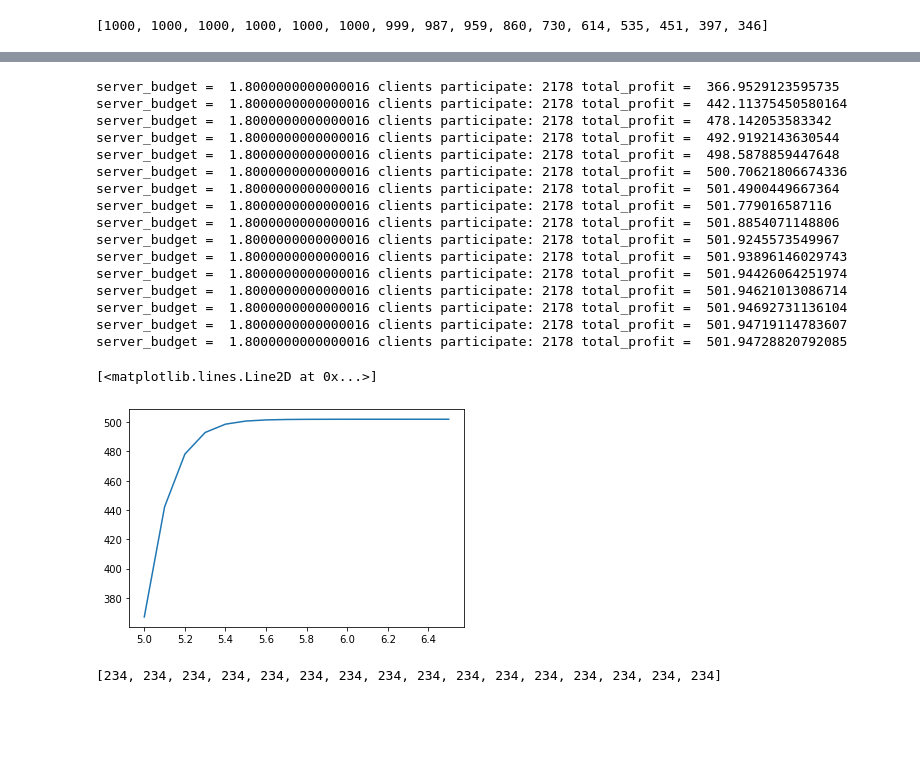
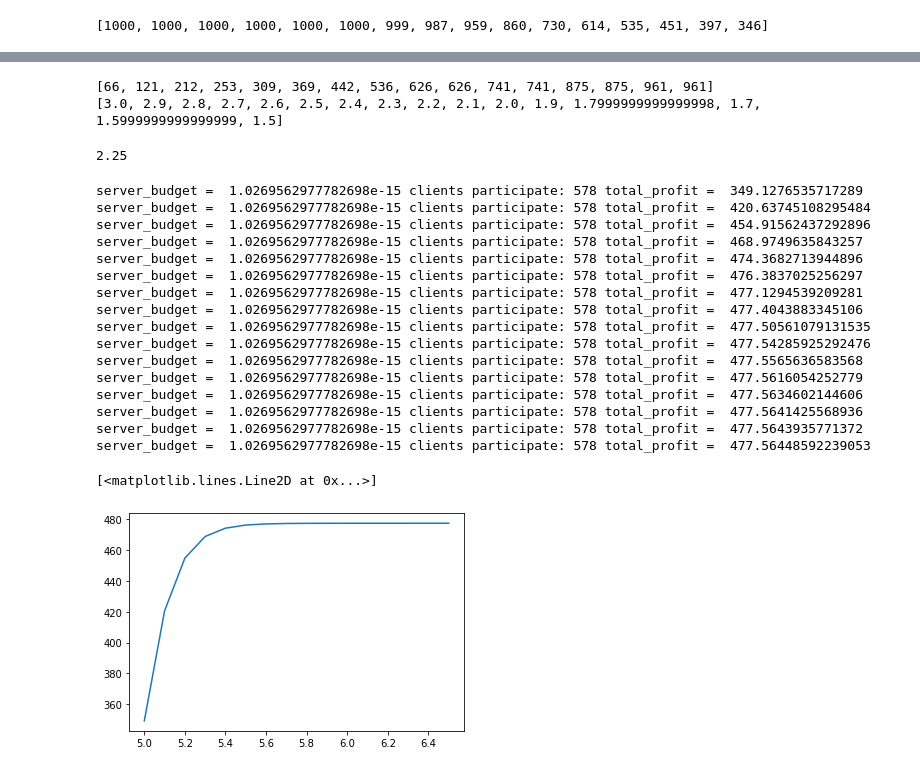
Before and after one commit to SHAO-Jiaqi757/FedFT, a Jupyter notebook: eco_model.ipynb, the cells around one changed output, grey strips where cells are left out. Drawn from its saved outputs; the diff is of its cells as text; code cells hidden in the pictures; blank space fills up the shorter version.

```diff
--- a/eco_model.ipynb
+++ b/eco_model.ipynb
@@ -173,66 +224,72 @@ print(clients_participating)
+# %%
+print(clients_participating)
+print(server_budgetx)
+# %% [output]
+[66, 121, 212, 253, 309, 369, 442, 536, 626, 626, 741, 741, 875, 875, 961, 961]
+[3.0, 2.9, 2.8, 2.7, 2.6, 2.5, 2.4, 2.3, 2.2, 2.1, 2.0, 1.9, 1.7999999999999998, 1.7, 1.5999999999999999, 1.5]
+# %%
+print(np.average(server_budgetx))
+# %% [output]
+2.25
 # %%
 # decreasing server_budget
 epochs = 16
-client_number = 10000
+client_number = 1000
 clients_privacy_budget = np.sort(np.absolute(np.random.normal(mu, sigma, client_number)))
 total_profits = []
 server_budget = 5
 server_budget_step = 0.1
 server_budgetx = [server_budget+i*server_budget_step for i in range(epochs)]
 clients_participating = []
-min_clients = 0.2*client_number
+min_clients = 0.5*client_number
 np.random.seed = 1000
 client_cost_coe = np.random.uniform(0.5, 1.5, client_number)
 
 epoch = 1
 while epoch <= epochs:
 
-    clients_cost = [client_cost_coe[i]*server_budget for i in range(client_number)]
+    clients_cost = [max(-(clients_privacy_budget[i] - server_budget), 0) + sqrt(server_budget) for i in range(client_number)]
     # clients_valuation = [client_valuation(client_valuation_type, server_budget)(clients_privacy_budget[i], sigma) for i in range(client_number)]
-    clients_valuation = [exp(client_valuation("gaussian", server_budget)(clients_privacy_budget[i], 1)) for i in range(client_number)]
+    clients_valuation = [2*((client_valuation("gaussian", server_budget)(clients_privacy_budget[i], 0.21))) for i in range(client_number)]
 
     clients_enroll = list(filter(lambda i: clients_valuation[i] > clients_cost[i], range(client_number)))
     if len(clients_enroll) < min_clients:
         server_budget -= server_budget_step
         continue
     profits = [clients_valuation[i]-clients_cost[i] for i in clients_enroll]
     clients_participating.append(len(clients_enroll))
 
     # server_R = server_revenue(sqrt(len(clients_enroll)))
     # max_profit = np.max(profits)
     # active_f = lambda k: log(1+exp(k))
     active_f = lambda k: 1/(1+exp(-k))
 
     sum_profit = active_f(epoch)*np.sum(profits)
     # if epoch > 1 and sum_profit < total_profits[-1]:
     #     server_budget -= server_budget_step
     total_profits.append(sum_profit)
 
     print("server_budget = ", server_budget, "clients participate:", len(clients_enroll), "total_profit = ", sum_profit)
     # server_budget -= server_budget_step
     epoch += 1
 
 plt.plot(server_budgetx, total_profits)
 # %% [output]
-server_budget =  1.8000000000000016 clients participate: 2178 total_profit =  366.9529123595735
-server_budget =  1.8000000000000016 clients participate: 2178 total_profit =  442.11375450580164
-server_budget =  1.8000000000000016 clients participate: 2178 total_profit =  478.142053583342
-server_budget =  1.8000000000000016 clients participate: 2178 total_profit =  492.9192143630544
-server_budget =  1.8000000000000016 clients participate: 2178 total_profit =  498.5878859447648
-server_budget =  1.8000000000000016 clients participate: 2178 total_profit =  500.70621806674336
-server_budget =  1.8000000000000016 clients participate: 2178 total_profit =  501.4900449667364
-server_budget =  1.8000000000000016 clients participate: 2178 total_profit =  501.779016587116
-server_budget =  1.8000000000000016 clients participate: 2178 total_profit =  501.8854071148806
-server_budget =  1.8000000000000016 clients participate: 2178 total_profit =  501.9245573549967
-server_budget =  1.8000000000000016 clients participate: 2178 total_profit =  501.93896146029743
-server_budget =  1.8000000000000016 clients participate: 2178 total_profit =  501.94426064251974
-server_budget =  1.8000000000000016 clients participate: 2178 total_profit =  501.94621013086714
-server_budget =  1.8000000000000016 clients participate: 2178 total_profit =  501.94692731136104
-server_budget =  1.8000000000000016 clients participate: 2178 total_profit =  501.94719114783607
-server_budget =  1.8000000000000016 clients participate: 2178 total_profit =  501.94728820792085
+server_budget =  1.0269562977782698e-15 clients participate: 578 total_profit =  349.1276535717289
+server_budget =  1.0269562977782698e-15 clients participate: 578 total_profit =  420.63745108295484
+server_budget =  1.0269562977782698e-15 clients participate: 578 total_profit =  454.91562437292896
+server_budget =  1.0269562977782698e-15 clients participate: 578 total_profit =  468.9749635843257
+server_budget =  1.0269562977782698e-15 clients participate: 578 total_profit =  474.3682713944896
+server_budget =  1.0269562977782698e-15 clients participate: 578 total_profit =  476.3837025256297
+server_budget =  1.0269562977782698e-15 clients participate: 578 total_profit =  477.1294539209281
+server_budget =  1.0269562977782698e-15 clients participate: 578 total_profit =  477.4043883345106
+server_budget =  1.0269562977782698e-15 clients participate: 578 total_profit =  477.50561079131535
+server_budget =  1.0269562977782698e-15 clients participate: 578 total_profit =  477.54285925292476
+server_budget =  1.0269562977782698e-15 clients participate: 578 total_profit =  477.5565636583568
+server_budget =  1.0269562977782698e-15 clients participate: 578 total_profit =  477.5616054252779
+server_budget =  1.0269562977782698e-15 clients participate: 578 total_profit =  477.5634602144606
+server_budget =  1.0269562977782698e-15 clients participate: 578 total_profit =  477.5641425568936
+server_budget =  1.0269562977782698e-15 clients participate: 578 total_profit =  477.5643935771372
+server_budget =  1.0269562977782698e-15 clients participate: 578 total_profit =  477.56448592239053
 [<matplotlib.lines.Line2D at 0x...>]
-[figure, old version]
+[figure, new version]
-# %%
-print(clients_participating)
-# %% [output]
-[234, 234, 234, 234, 234, 234, 234, 234, 234, 234, 234, 234, 234, 234, 234, 234]
```
Also changed, not shown: parts of 3 cells of this notebook, 16 other files.
